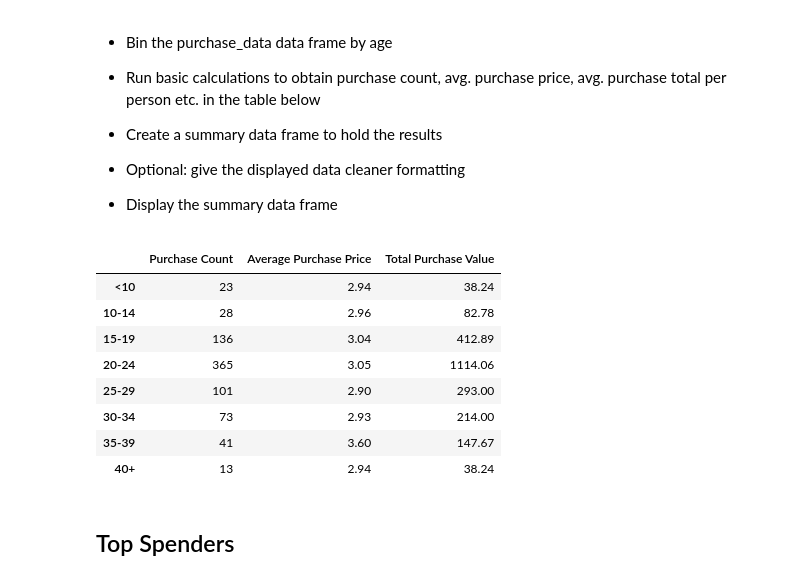
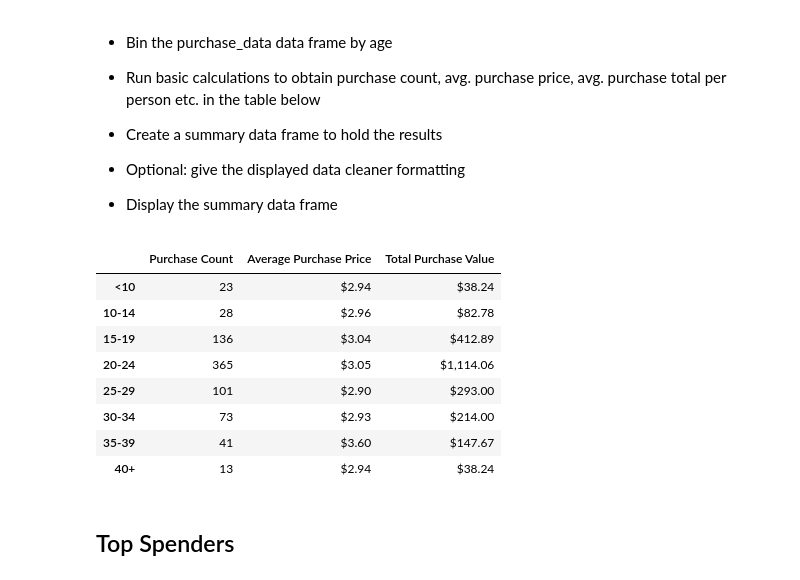
Before and after one commit to radowtay/pandas-challenge, a Jupyter notebook: HeroesofPymoli/Heroes of Pymoli.ipynb, the cells around one changed output. Cells and saved outputs as stored; diff of their text form; code cells hidden in the pictures.

```diff
--- a/HeroesofPymoli/Heroes of Pymoli.ipynb
+++ b/HeroesofPymoli/Heroes of Pymoli.ipynb
@@ -352,41 +355,43 @@ a01_tpp = a40_df["Price"].sum()
 age_summary_df = pd.DataFrame({
     "Purchase Count": [len(a01item),
                        len(a14item),
                        len(a19item),
                        len(a24item),
                        len(a29item),
                        len(a34item),
                        len(a39item),
                        len(a40item)],
     "Average Purchase Price": (round(a01_app,2),
                                (round(a14_app,2)),
                                (round(a19_app,2)),
                                (round(a24_app,2)),
                                (round(a29_app,2)),
                                (round(a34_app,2)),
                                (round(a39_app,2)),
                                (round(a40_app,2))),
     "Total Purchase Value": (round(a01_tpp,2),
                              (round(a14_tpp,2)),
                              (round(a19_tpp,2)),
                              (round(a24_tpp,2)),
                              (round(a29_tpp,2)),
                              (round(a34_tpp,2)),
                              (round(a39_tpp,2)),
                              (round(a40_tpp,2))),
 },index=["<10", "10-14", "15-19", "20-24", "25-29", "30-34", "35-39", "40+"])
+age_summary_df["Average Purchase Price"] = age_summary_df["Average Purchase Price"].astype(float).map("${:,.2f}".format)
+age_summary_df["Total Purchase Value"] = age_summary_df["Total Purchase Value"].astype(float).map("${:,.2f}".format)
 
 age_summary_df
 # %% [output]
 |  | Purchase Count | Average Purchase Price | Total Purchase Value |
-| <10 | 23 | 2.94 | 38.24 |
-| 10-14 | 28 | 2.96 | 82.78 |
-| 15-19 | 136 | 3.04 | 412.89 |
-| 20-24 | 365 | 3.05 | 1114.06 |
-| 25-29 | 101 | 2.90 | 293.00 |
-| 30-34 | 73 | 2.93 | 214.00 |
-| 35-39 | 41 | 3.60 | 147.67 |
-| 40+ | 13 | 2.94 | 38.24 |
+| <10 | 23 | $2.94 | $38.24 |
+| 10-14 | 28 | $2.96 | $82.78 |
+| 15-19 | 136 | $3.04 | $412.89 |
+| 20-24 | 365 | $3.05 | $1,114.06 |
+| 25-29 | 101 | $2.90 | $293.00 |
+| 30-34 | 73 | $2.93 | $214.00 |
+| 35-39 | 41 | $3.60 | $147.67 |
+| 40+ | 13 | $2.94 | $38.24 |
 # %% [markdown]
 ## Top Spenders
 # %% [markdown]
```
Also changed, not shown: parts of 11 cells of this notebook.
